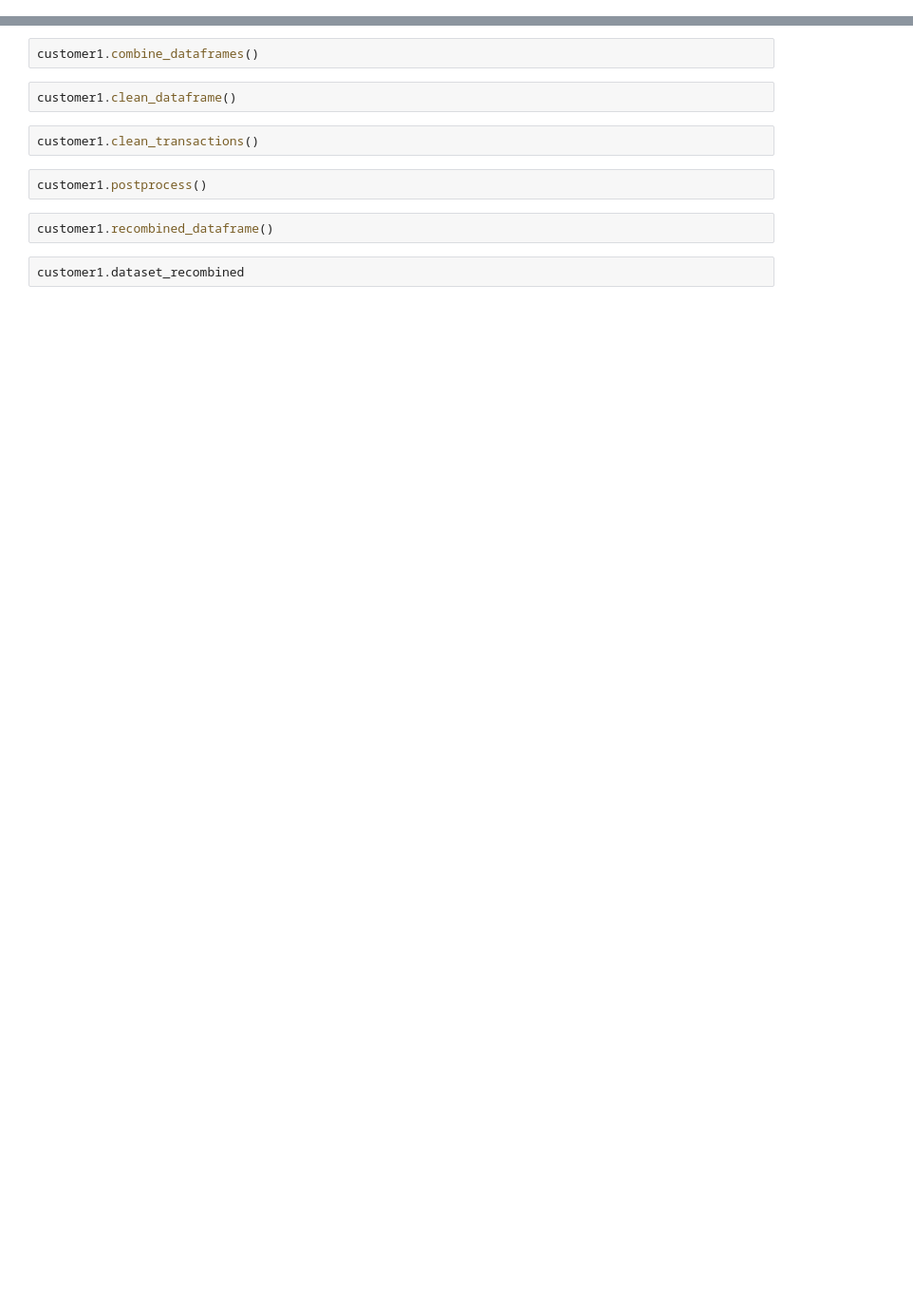
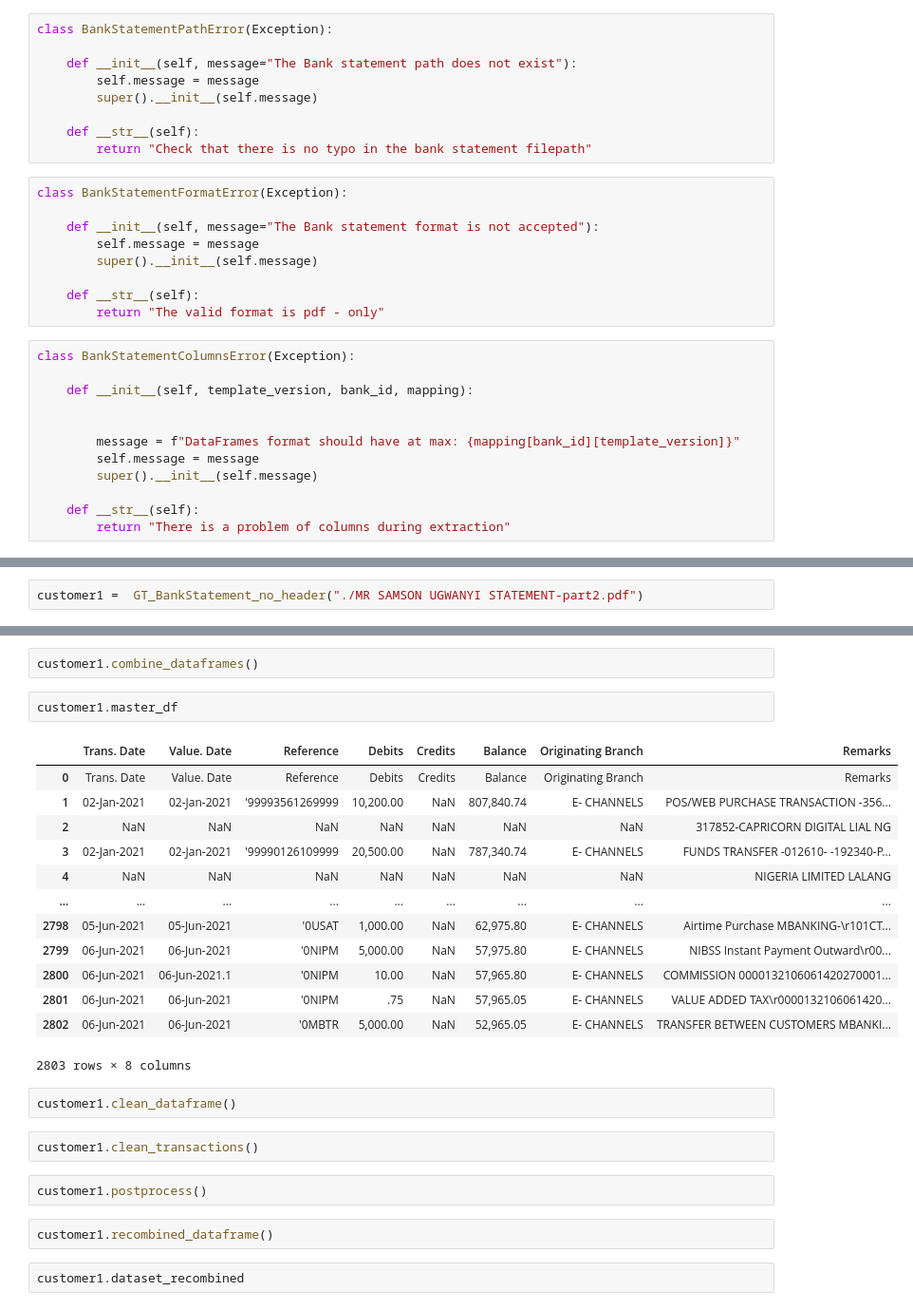
Before and after one commit to assansanogo/b_s_processor, a Jupyter notebook: data_extraction_format1.ipynb, the cells around one changed output, grey strips where cells are left out. Shown at 95% size. Saved outputs shown, nothing was run; the diff lists cells and outputs as text; blank space fills up the shorter version.

```diff
--- a/data_extraction_format1.ipynb
+++ b/data_extraction_format1.ipynb
@@ -196,0 +413,30 @@ customer1 = GT_BankStatement("./statements/224912180637606770417463100932.pdf")
+# %%
+class BankStatementPathError(Exception):
+
+    def __init__(self, message="The Bank statement path does not exist"):
+        self.message = message
+        super().__init__(self.message)
+
+    def __str__(self):
+        return "Check that there is no typo in the bank statement filepath"
+# %%
+class BankStatementFormatError(Exception):
+
+    def __init__(self, message="The Bank statement format is not accepted"):
+        self.message = message
+        super().__init__(self.message)
+
+    def __str__(self):
+        return "The valid format is pdf - only"
+# %%
+class BankStatementColumnsError(Exception):
+
+    def __init__(self, template_version, bank_id, mapping):
+
+
+        message = f"DataFrames format should have at max: {mapping[bank_id][template_version]}"
+        self.message = message
+        super().__init__(self.message)
+
+    def __str__(self):
+        return "There is a problem of columns during extraction"
@@ -196,0 +671,2 @@ customer1 = GT_BankStatement("./statements/224912180637606770417463100932.pdf")
+# %%
+customer1 =  GT_BankStatement_no_header("./MR SAMSON UGWANYI STATEMENT-part2.pdf")
@@ -199,5 +709,21 @@ customer1.black_list_narrow_tables()
 # %%
 customer1.combine_dataframes()
+# %%
+customer1.master_df
+# %% [output]
+|  | Trans. Date | Value. Date | Reference | Debits | Credits | Balance | Originating Branch | Remarks |
+| 0 | Trans. Date | Value. Date | Reference | Debits | Credits | Balance | Originating Branch | Remarks |
+| 1 | 02-Jan-2021 | 02-Jan-2021 | '99993561269999 | 10,200.00 | NaN | 807,840.74 | E- CHANNELS | POS/WEB PURCHASE TRANSACTION -356... |
+| 2 | NaN | NaN | NaN | NaN | NaN | NaN | NaN | 317852-CAPRICORN DIGITAL LIAL NG |
+| 3 | 02-Jan-2021 | 02-Jan-2021 | '99990126109999 | 20,500.00 | NaN | 787,340.74 | E- CHANNELS | FUNDS TRANSFER -012610- -192340-P... |
+| 4 | NaN | NaN | NaN | NaN | NaN | NaN | NaN | NIGERIA LIMITED LALANG |
+| ... | ... | ... | ... | ... | ... | ... | ... | ... |
+| 2798 | 05-Jun-2021 | 05-Jun-2021 | '0USAT | 1,000.00 | NaN | 62,975.80 | E- CHANNELS | Airtime Purchase MBANKING-\r101CT... |
+| 2799 | 06-Jun-2021 | 06-Jun-2021 | '0NIPM | 5,000.00 | NaN | 57,975.80 | E- CHANNELS | NIBSS Instant Payment Outward\r00... |
+| 2800 | 06-Jun-2021 | 06-Jun-2021.1 | '0NIPM | 10.00 | NaN | 57,965.80 | E- CHANNELS | COMMISSION 0000132106061420270001... |
+| 2801 | 06-Jun-2021 | 06-Jun-2021 | '0NIPM | .75 | NaN | 57,965.05 | E- CHANNELS | VALUE ADDED TAX\r0000132106061420... |
+| 2802 | 06-Jun-2021 | 06-Jun-2021 | '0MBTR | 5,000.00 | NaN | 52,965.05 | E- CHANNELS | TRANSFER BETWEEN CUSTOMERS MBANKI... |
+2803 rows × 8 columns
 # %%
 customer1.clean_dataframe()
 # %%
```
Also changed, not shown: parts of 139 cells of this notebook, 2 other files.
